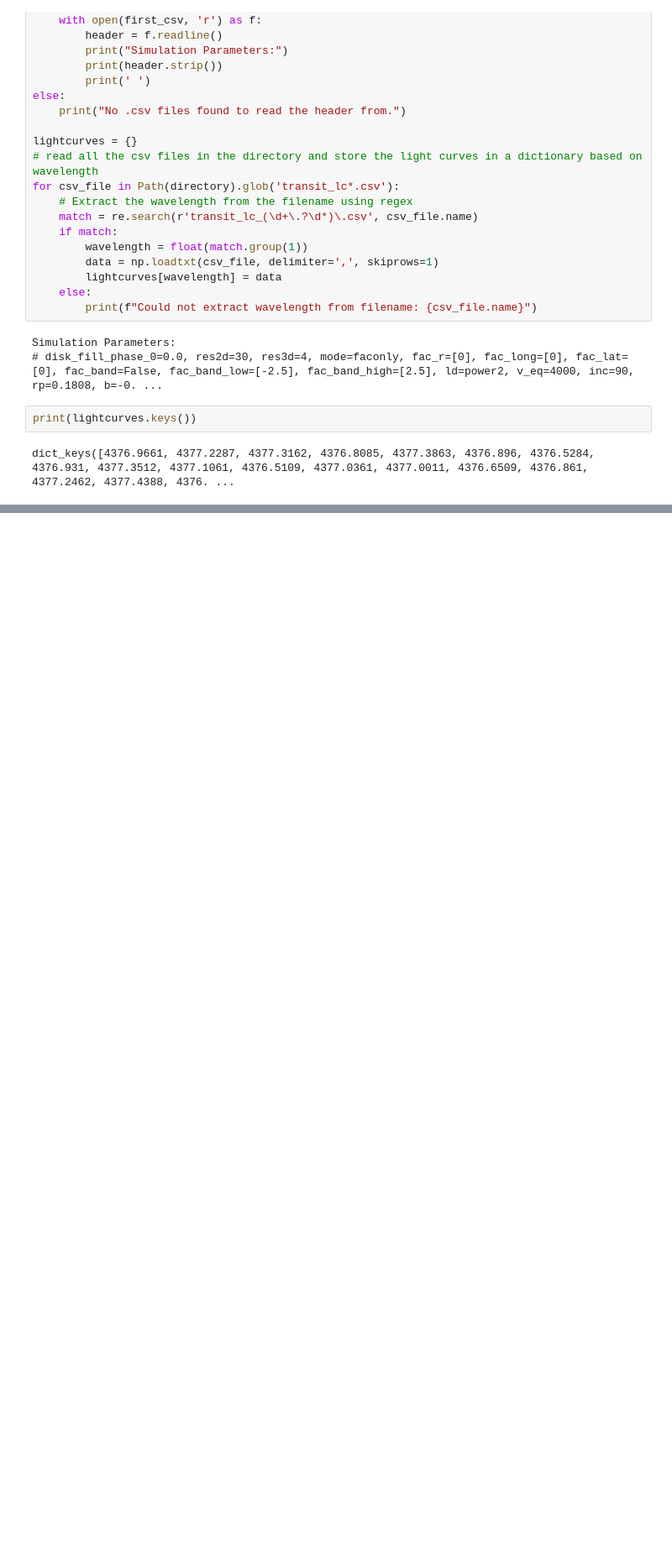
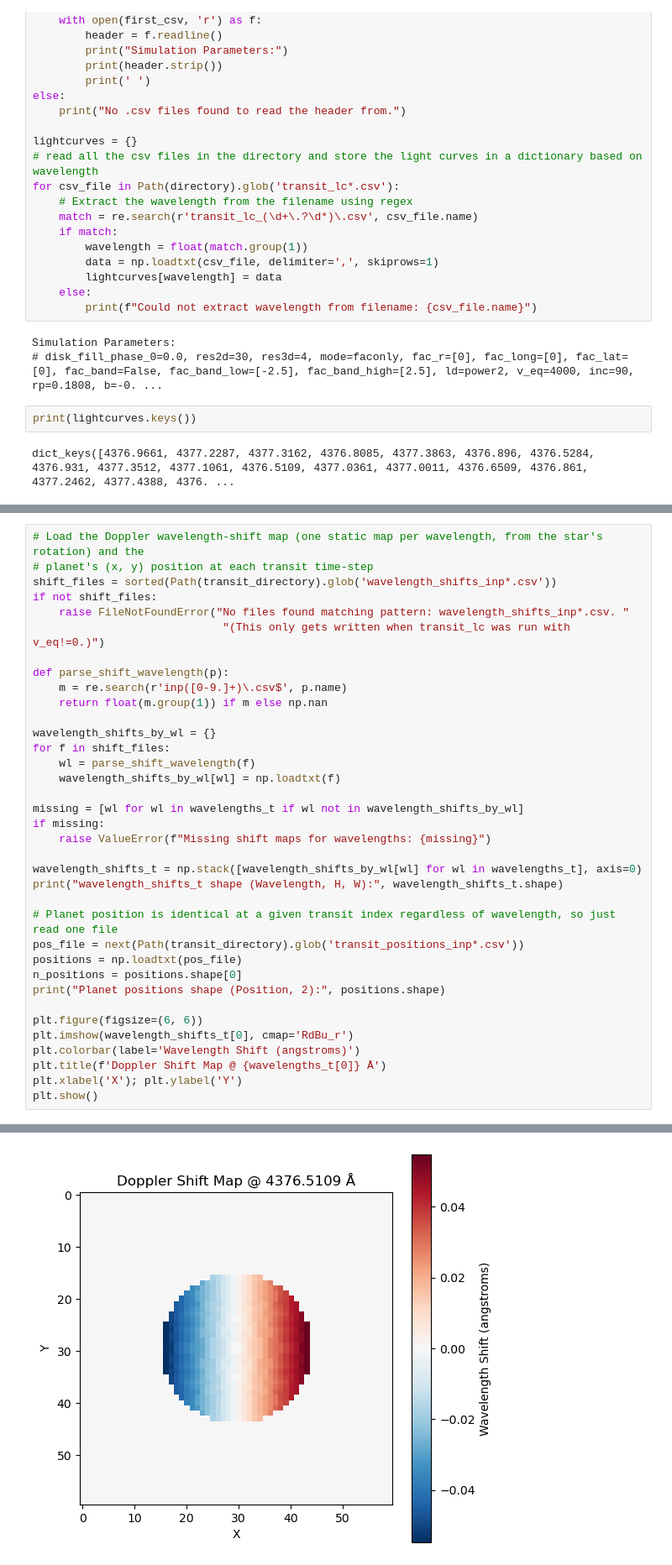
Before and after one commit to danayaptangco/actress, a Jupyter notebook: actress/outputs/transit_lightcurves/1_analyze_transits.ipynb, the cells around one changed output, grey strips where cells are left out. Shown at 84% size. Cells and saved outputs as stored; diff of their text form; blank space fills up the shorter version.

```diff
--- a/actress/outputs/transit_lightcurves/1_analyze_transits.ipynb
+++ b/actress/outputs/transit_lightcurves/1_analyze_transits.ipynb
@@ -64,0 +108,37 @@ plt.show()
+# %%
+# Load the Doppler wavelength-shift map (one static map per wavelength, from the star's rotation) and the
+# planet's (x, y) position at each transit time-step
+shift_files = sorted(Path(transit_directory).glob('wavelength_shifts_inp*.csv'))
+if not shift_files:
+    raise FileNotFoundError("No files found matching pattern: wavelength_shifts_inp*.csv. "
+                             "(This only gets written when transit_lc was run with v_eq!=0.)")
+
+def parse_shift_wavelength(p):
+    m = re.search(r'inp([0-9.]+)\.csv$', p.name)
+    return float(m.group(1)) if m else np.nan
+
+wavelength_shifts_by_wl = {}
+for f in shift_files:
+    wl = parse_shift_wavelength(f)
+    wavelength_shifts_by_wl[wl] = np.loadtxt(f)
+
+missing = [wl for wl in wavelengths_t if wl not in wavelength_shifts_by_wl]
+if missing:
+    raise ValueError(f"Missing shift maps for wavelengths: {missing}")
+
+wavelength_shifts_t = np.stack([wavelength_shifts_by_wl[wl] for wl in wavelengths_t], axis=0)
+print("wavelength_shifts_t shape (Wavelength, H, W):", wavelength_shifts_t.shape)
+
+# Planet position is identical at a given transit index regardless of wavelength, so just read one file
+pos_file = next(Path(transit_directory).glob('transit_positions_inp*.csv'))
+positions = np.loadtxt(pos_file)
+n_positions = positions.shape[0]
+print("Planet positions shape (Position, 2):", positions.shape)
+
+plt.figure(figsize=(6, 6))
+plt.imshow(wavelength_shifts_t[0], cmap='RdBu_r')
+plt.colorbar(label='Wavelength Shift (angstroms)')
+plt.title(f'Doppler Shift Map @ {wavelengths_t[0]} Å')
+plt.xlabel('X'); plt.ylabel('Y')
+plt.show()
+# %% [output]
@@ -64,0 +147 @@ plt.show()
+[figure, added]
```
Also changed, not shown: parts of 13 cells of this notebook, 7 other files.
